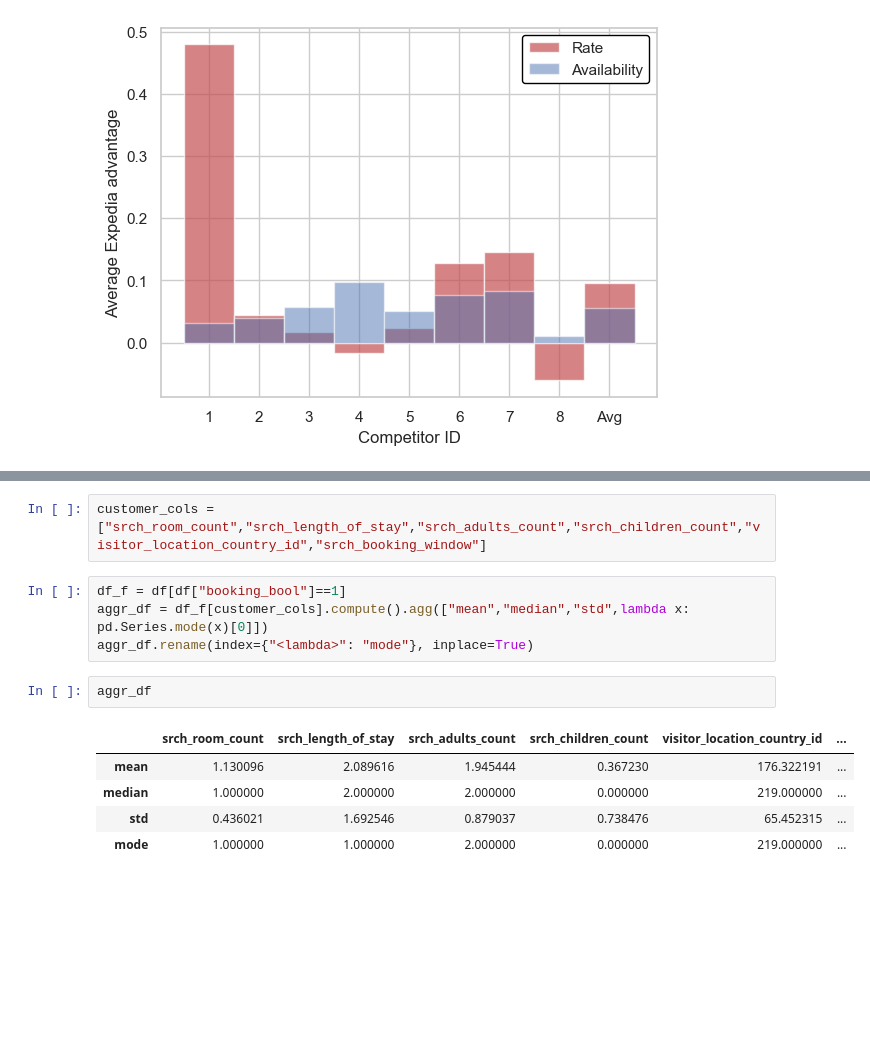
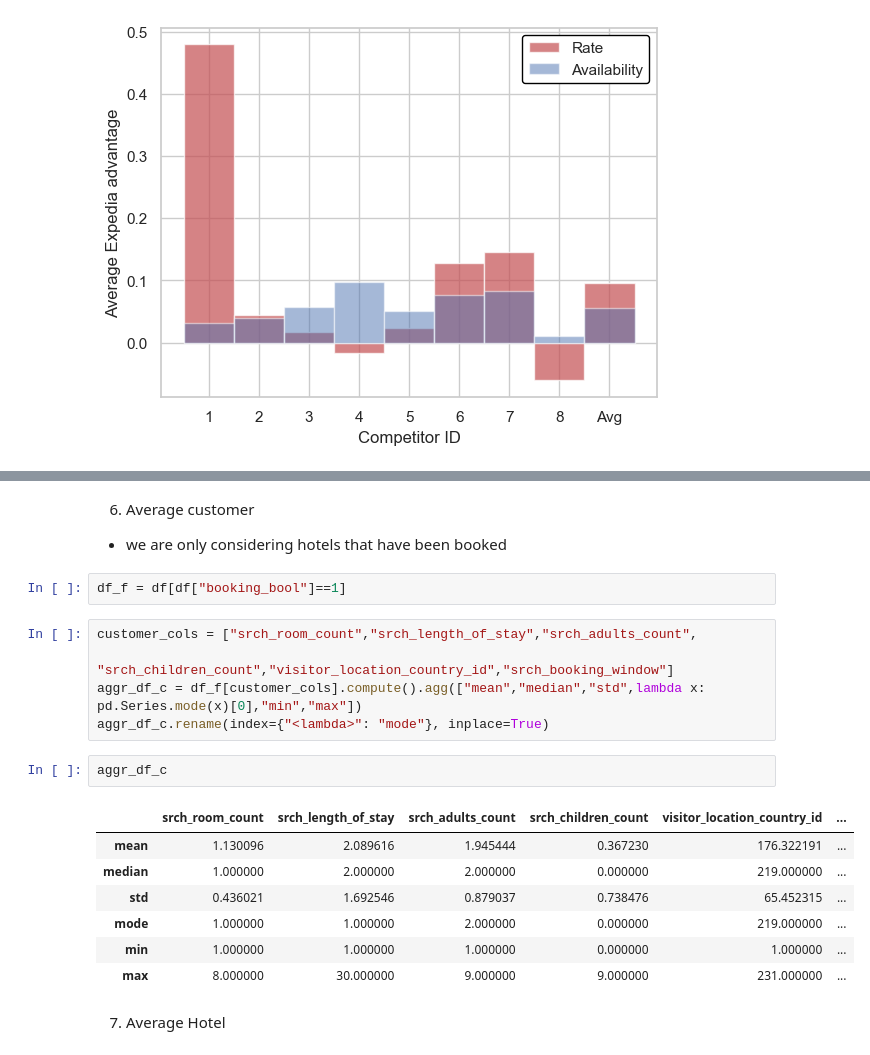
Before and after one commit to PaulHosek/DataMining, a Jupyter notebook: paul_explore.ipynb, the cells around one changed output, grey strips where cells are left out. Cells and saved outputs as stored; diff of their text form; blank space fills up the shorter version.

Commit message:
- statistics hotel and customers

```diff
--- a/paul_explore.ipynb
+++ b/paul_explore.ipynb
@@ -140,14 +138,22 @@ plt.show()
-# %%
-customer_cols = ["srch_room_count","srch_length_of_stay","srch_adults_count","srch_children_count","visitor_location_country_id","srch_booking_window"]
+# %% [markdown]
+6. Average customer
+- we are only considering hotels that have been booked
+# %%
+df_f = df[df["booking_bool"]==1]
 # %%
-df_f = df[df["booking_bool"]==1]
-aggr_df = df_f[customer_cols].compute().agg(["mean","median","std",lambda x: pd.Series.mode(x)[0]])
-aggr_df.rename(index={"<lambda>": "mode"}, inplace=True)
+customer_cols = ["srch_room_count","srch_length_of_stay","srch_adults_count",
+                 "srch_children_count","visitor_location_country_id","srch_booking_window"]
+aggr_df_c = df_f[customer_cols].compute().agg(["mean","median","std",lambda x: pd.Series.mode(x)[0],"min","max"])
+aggr_df_c.rename(index={"<lambda>": "mode"}, inplace=True)
-# %%
-aggr_df
-# %% [output]
-|  | srch_room_count | srch_length_of_stay | srch_adults_count | srch_children_count | visitor_location_country_id | ... |
-| mean | 1.130096 | 2.089616 | 1.945444 | 0.367230 | 176.322191 | ... |
-| median | 1.000000 | 2.000000 | 2.000000 | 0.000000 | 219.000000 | ... |
-| std | 0.436021 | 1.692546 | 0.879037 | 0.738476 | 65.452315 | ... |
-| mode | 1.000000 | 1.000000 | 2.000000 | 0.000000 | 219.000000 | ... |
+# %%
+aggr_df_c
+# %% [output]
+|  | srch_room_count | srch_length_of_stay | srch_adults_count | srch_children_count | visitor_location_country_id | ... |
+| mean | 1.130096 | 2.089616 | 1.945444 | 0.367230 | 176.322191 | ... |
+| median | 1.000000 | 2.000000 | 2.000000 | 0.000000 | 219.000000 | ... |
+| std | 0.436021 | 1.692546 | 0.879037 | 0.738476 | 65.452315 | ... |
+| mode | 1.000000 | 1.000000 | 2.000000 | 0.000000 | 219.000000 | ... |
+| min | 1.000000 | 1.000000 | 1.000000 | 0.000000 | 1.000000 | ... |
+| max | 8.000000 | 30.000000 | 9.000000 | 9.000000 | 231.000000 | ... |
+# %% [markdown]
+7. Average Hotel
```
Also changed, not shown: parts of 3 cells of this notebook.
